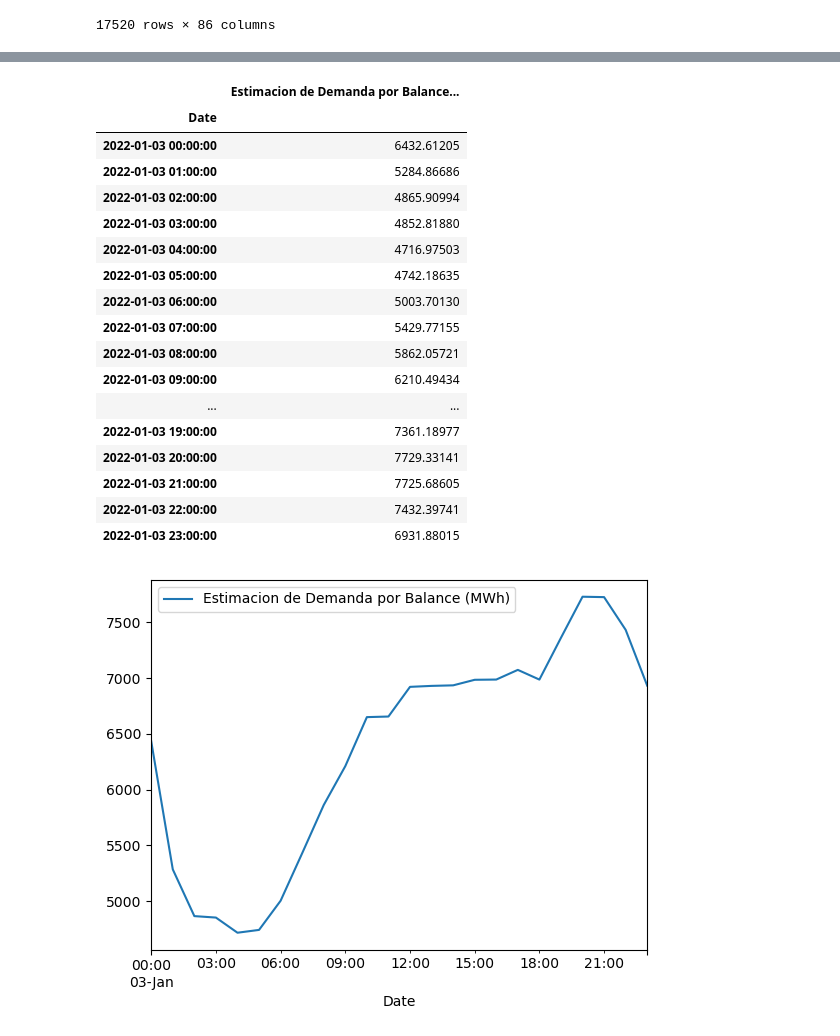
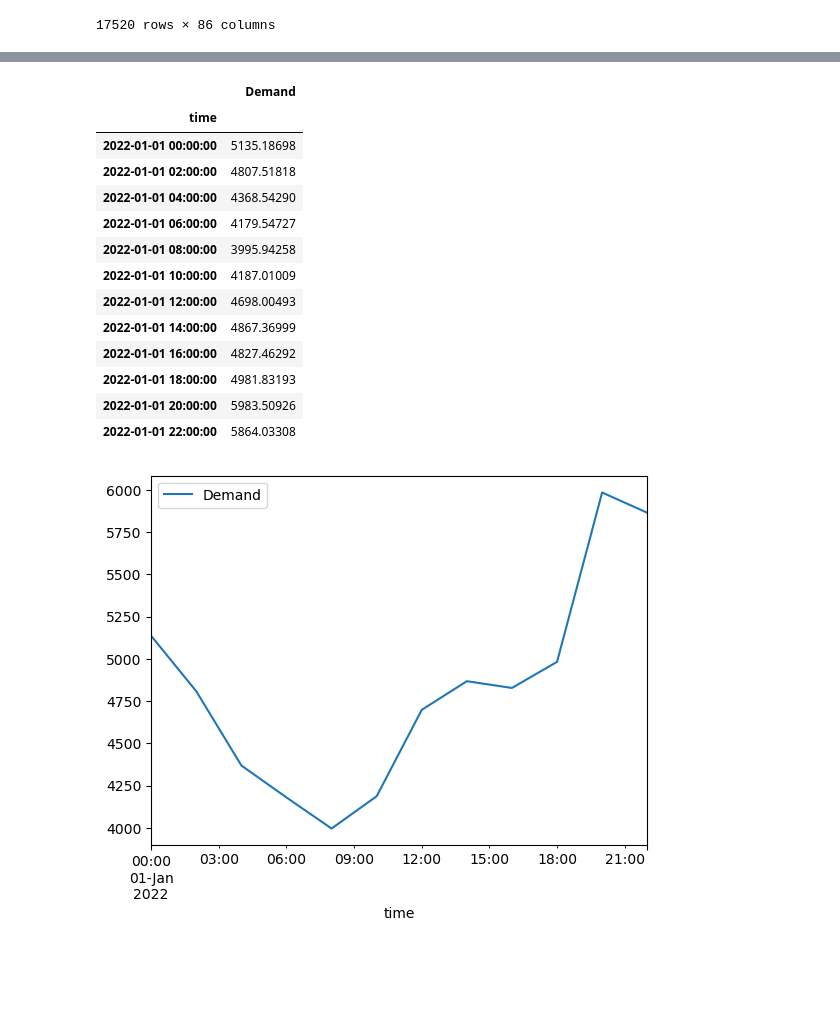
Before and after one commit to rodrigoms95/recurso_solar, a Jupyter notebook: code_2/track_test.ipynb, the cells around one changed output, grey strips where cells are left out. Saved outputs shown, nothing was run; the diff lists cells and outputs as text; code cells hidden in the pictures; blank space fills up the shorter version.

```diff
--- a/code_2/track_test.ipynb
+++ b/code_2/track_test.ipynb
@@ -434,9 +434,12 @@ for f in os.listdir(path_f):
            'Importacion Total (MWh)', 'Exportacion Total (MWh)',
             'Intercambio neto entre Gerencias (MWh)',
             'Estimacion de Demanda por Balance (MWh)']
+        df_0["Hora"] = df_0["Hora"].where(df_0["Hora"] < 25, np.nan)
+        df_0 = df_0.dropna()
         df_0["Hora"] = df_0["Hora"].where(df_0["Hora"] < 24, 0)
+
         df_0["Date"] = pd.to_datetime( df_0["Hora"].apply(
-            lambda x: f"{f[40:50]} {x:02d}:00:00" ) )
+            lambda x: f"{f[40:50]} {x:02.0f}:00:00" ) )
         df_i.append( df_0.set_index("Date") )
 
 df_1 = pd.concat(df_i).set_index( ["Sistema", "Area"],
@@ -460,30 +463,29 @@ df_1
+# %%
+demanda = "Estimacion de Demanda por Balance (MWh)"
+df_2 = df.loc[::2].copy()
+df_2["Demand"] = df_1.loc[ (slice(None), "SIN", "CEN"), demanda
+    ].reset_index(level = [1, 2], drop = True)
 # %%
-demanda = "Estimacion de Demanda por Balance (MWh)"
-a = df_1.loc[(slice(None), "SIN", "CEN")]
-dia = 3
+dia = 1
 mes = 1
 inicio = f"2022-{mes:02d}-{dia:02d} 00:00:00"
 fin    = f"2022-{mes:02d}-{dia:02d} 23:00:00"
-a = a.loc[ inicio:fin, [demanda]]
+a = df_2.loc[ inicio:fin:2, ["Demand"]]
 a.plot()
 a
 # %% [output]
-|  | Estimacion de Demanda por Balance... |
-| Date |  |
-| 2022-01-03 00:00:00 | 6432.61205 |
-| 2022-01-03 01:00:00 | 5284.86686 |
-| 2022-01-03 02:00:00 | 4865.90994 |
-| 2022-01-03 03:00:00 | 4852.81880 |
-| 2022-01-03 04:00:00 | 4716.97503 |
-| 2022-01-03 05:00:00 | 4742.18635 |
-| 2022-01-03 06:00:00 | 5003.70130 |
-| 2022-01-03 07:00:00 | 5429.77155 |
-| 2022-01-03 08:00:00 | 5862.05721 |
-| 2022-01-03 09:00:00 | 6210.49434 |
-| ... | ... |
-| 2022-01-03 19:00:00 | 7361.18977 |
-| 2022-01-03 20:00:00 | 7729.33141 |
-| 2022-01-03 21:00:00 | 7725.68605 |
-| 2022-01-03 22:00:00 | 7432.39741 |
-| 2022-01-03 23:00:00 | 6931.88015 |
+|  | Demand |
+| time |  |
+| 2022-01-01 00:00:00 | 5135.18698 |
+| 2022-01-01 02:00:00 | 4807.51818 |
+| 2022-01-01 04:00:00 | 4368.54290 |
+| 2022-01-01 06:00:00 | 4179.54727 |
+| 2022-01-01 08:00:00 | 3995.94258 |
+| 2022-01-01 10:00:00 | 4187.01009 |
+| 2022-01-01 12:00:00 | 4698.00493 |
+| 2022-01-01 14:00:00 | 4867.36999 |
+| 2022-01-01 16:00:00 | 4827.46292 |
+| 2022-01-01 18:00:00 | 4981.83193 |
+| 2022-01-01 20:00:00 | 5983.50926 |
+| 2022-01-01 22:00:00 | 5864.03308 |
-[figure, old version]
+[figure, new version]
```
Also changed, not shown: parts of 18 cells of this notebook, 1 other file.
